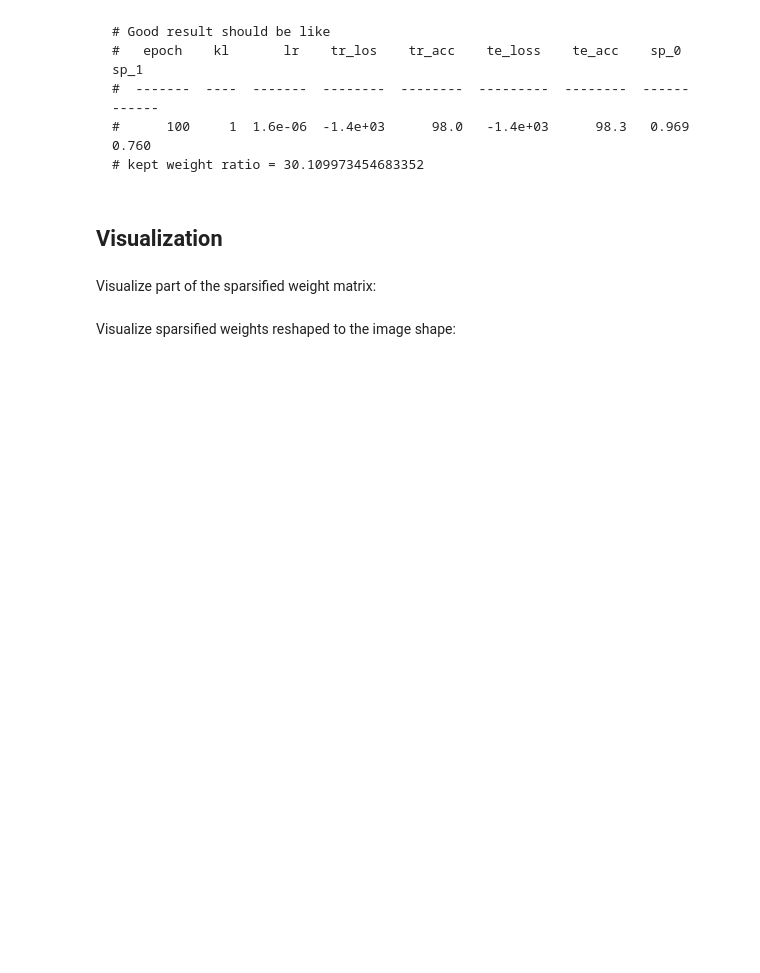
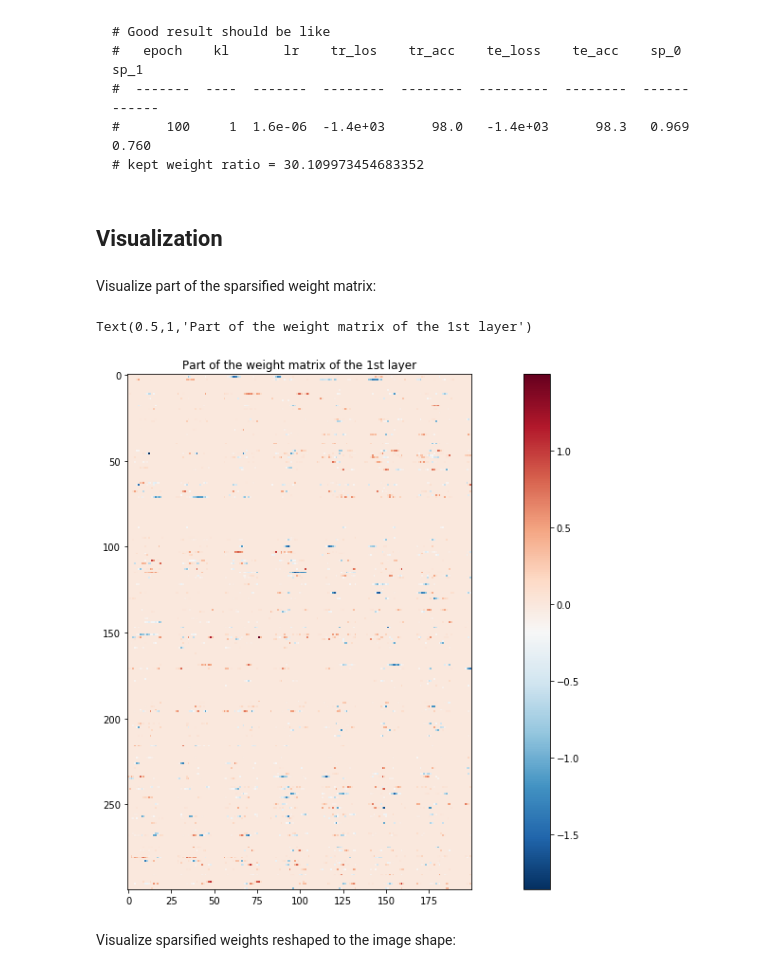
Before and after one commit to nadiinchi/BayesianSparsificationTutorial, a Jupyter notebook: Bayesian_sparsification_tutorial_solution.ipynb, the cells around one changed output. Saved outputs shown, nothing was run; the diff lists cells and outputs as text; code cells hidden in the pictures; blank space fills up the shorter version.

```diff
--- a/Bayesian_sparsification_tutorial_solution.ipynb
+++ b/Bayesian_sparsification_tutorial_solution.ipynb
@@ -229,7 +262,7 @@ class LinearSVDO(nn.Module):
         ###########################################################
 # %%
 # make instance of the Net
-model = NetSVDO(threshold=3)
+model = NetSVDO(threshold=3).to(device)
 # %% [markdown]
 Implement ELBO (loss):
 # %%
@@ -243,7 +276,7 @@ class SGVLB(nn.Module):
 
     def forward(self, input, target):
         assert not target.requires_grad
-        kl = torch.Tensor([0.0])
+        kl = 0
         for module in self.net.children():
             if hasattr(module, 'kl_reg'):
                 kl = kl + module.kl_reg()
@@ -258,7 +291,7 @@ class SGVLB(nn.Module):
         return SGVLB # a Tensor 1x1
         ###########################################################
 # %%
-sgvlbloss = SGVLB(model, len(train_loader.dataset))
+sgvlbloss = SGVLB(model, len(train_loader.dataset)).to(device)
 # %% [markdown]
 ## Training SparseVD model
 # %% [markdown]
@@ -271,5 +304,5 @@ logger = Logger('sparse_vd', fmt=fmt)
 # %% [markdown]
 Train SparseVD model:
 # %%
-train(train_loader, test_loader, model, sgvlbloss, logger,
+train(train_loader, test_loader, model, sgvlbloss, logger, device,
     optimizer, scheduler=scheduler, epochs = 100, sparse=True)
@@ -296,16 +349,19 @@ Visualize part of the sparsified weight matrix:
 # %%
 import matplotlib.pyplot as plt
 %matplotlib inline
 
 # mask zero weights
-log_alpha = (model.fc1.log_alpha.detach().numpy() < 3).astype(np.float)
-W = model.fc1.W.detach().numpy()
+log_alpha = (model.fc1.log_alpha.detach().cpu().numpy() < 3).astype(np.float)
+W = model.fc1.W.detach().cpu().numpy()
 
 # visualize part of the matrix
 plt.figure(figsize=(20, 10))
 plt.imshow((log_alpha * W)[:, 200:400], cmap='RdBu_r', interpolation=None)
 plt.colorbar()
 plt.title("Part of the weight matrix of the 1st layer")
+# %% [output]
+Text(0.5,1,'Part of the weight matrix of the 1st layer')
+[figure, added]
 # %% [markdown]
 Visualize sparsified weights reshaped to the image shape:
 # %%
```
Also changed, not shown: parts of 14 cells of this notebook, 1 other file.
